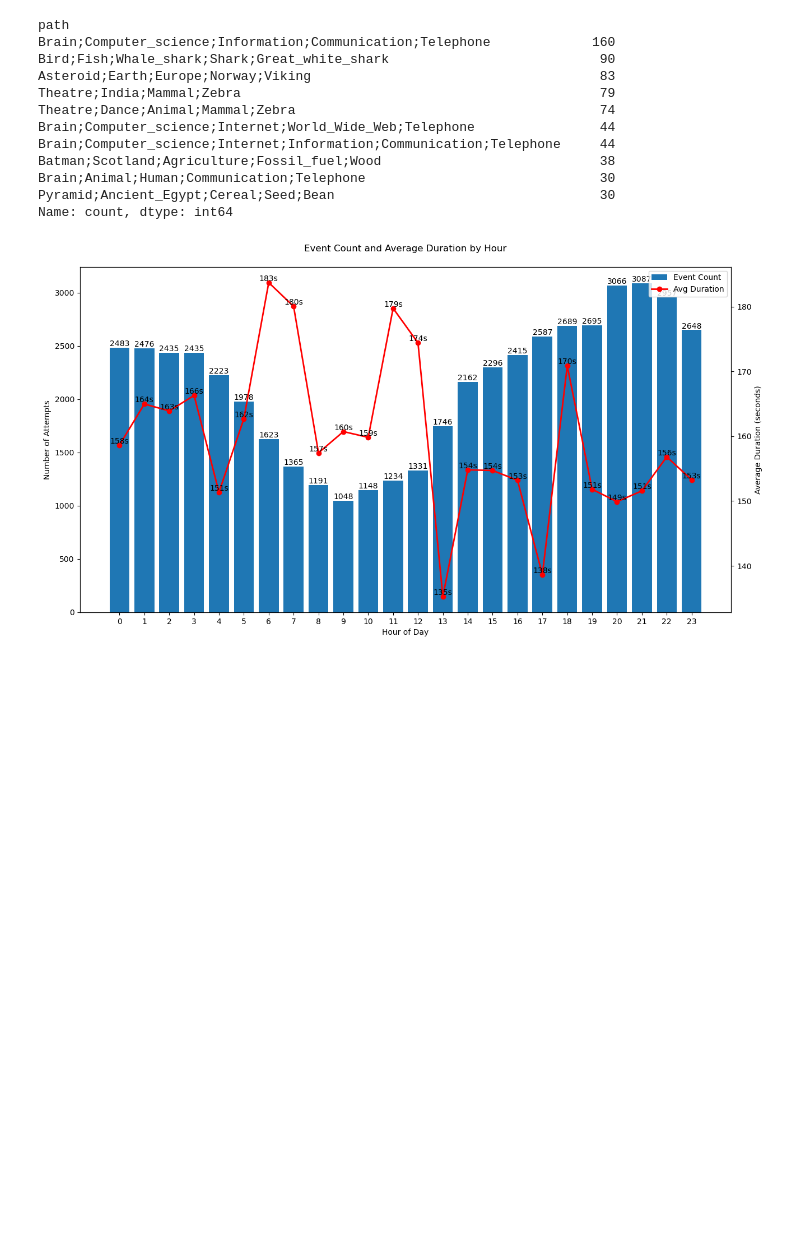
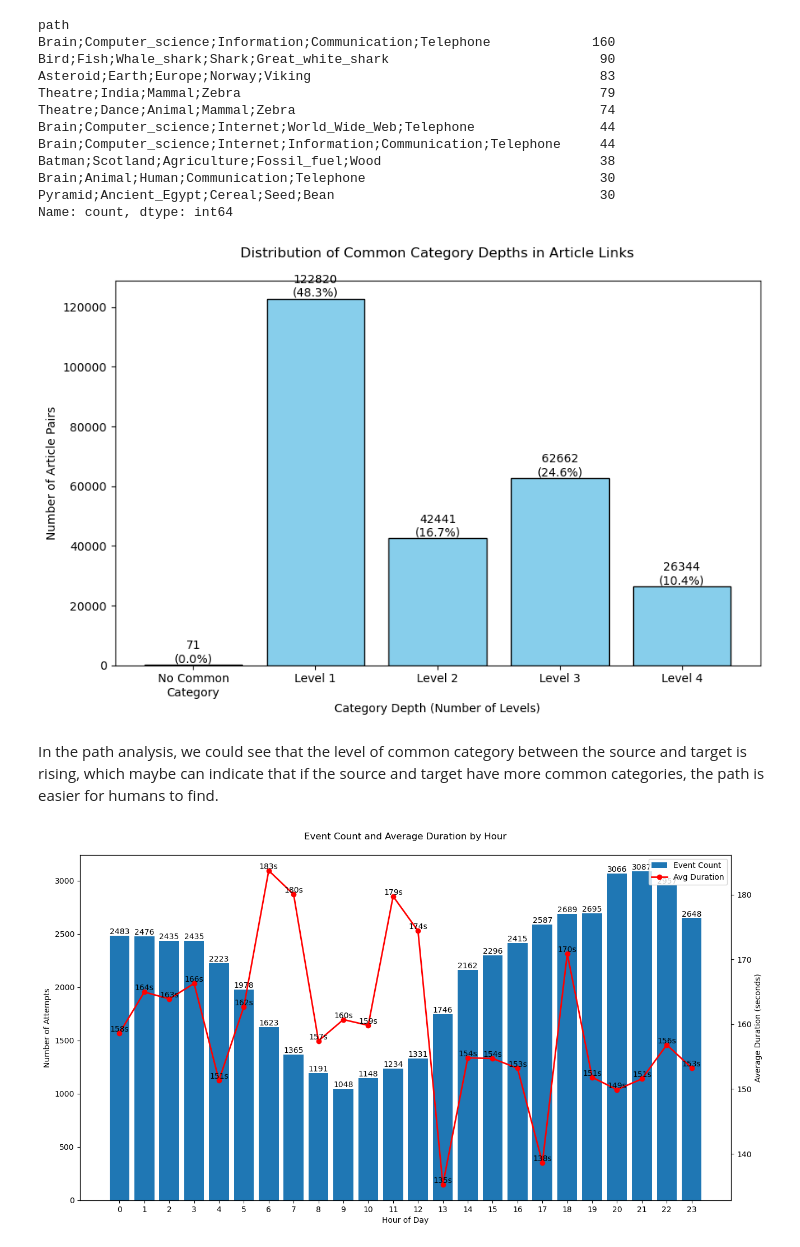
Before and after one commit to epfl-ada/ada-2024-project-genshinstart, a Jupyter notebook: results.ipynb, the cells around one changed output. Saved outputs shown, nothing was run; the diff lists cells and outputs as text; code cells hidden in the pictures; blank space fills up the shorter version.

```diff
--- a/results.ipynb
+++ b/results.ipynb
@@ -190,16 +190,6 @@ import pandas as pd
 import matplotlib.pyplot as plt
 
 def analyze_category_depths(links_df):
-    """
-    Analyze the distribution of common category depths between linked articles
-
-    Parameters:
-    links_df (pandas.DataFrame): DataFrame with 'from' and 'to' columns
-    categories_df (pandas.DataFrame): DataFrame with 'article' and 'category' columns
-
-    Returns:
-    dict: Distribution of category depths
-    """
     def count_depth(category):
         if category is None:
             return 0
@@ -339,3 +326,18 @@ Batman;Scotland;Agriculture;Fossil_fuel;Wood                            38
 Brain;Animal;Human;Communication;Telephone                              30
 Pyramid;Ancient_Egypt;Cereal;Seed;Bean                                  30
 Name: count, dtype: int64
+# %%
+df = pd.DataFrame(columns=['from', 'to'])
+rows = []
+for path in paths_finished['path']:
+    nodes = path.split(';')
+    for i in range(len(nodes) - 1):
+        rows.append({'from': nodes[i], 'to': nodes[i + 1]})
+
+df = pd.DataFrame(rows)
+
+plot_category_depth_distribution(analyze_category_depths(df))
+# %% [output]
+[figure, added]
+# %% [markdown]
+In the path analysis, we could see that the level of common category between the source and target is rising, which maybe can indicate that if the source and target have more common categories, the path is easier for humans to find.
```
Also changed, not shown: parts of 8 cells of this notebook, 1 other file.
